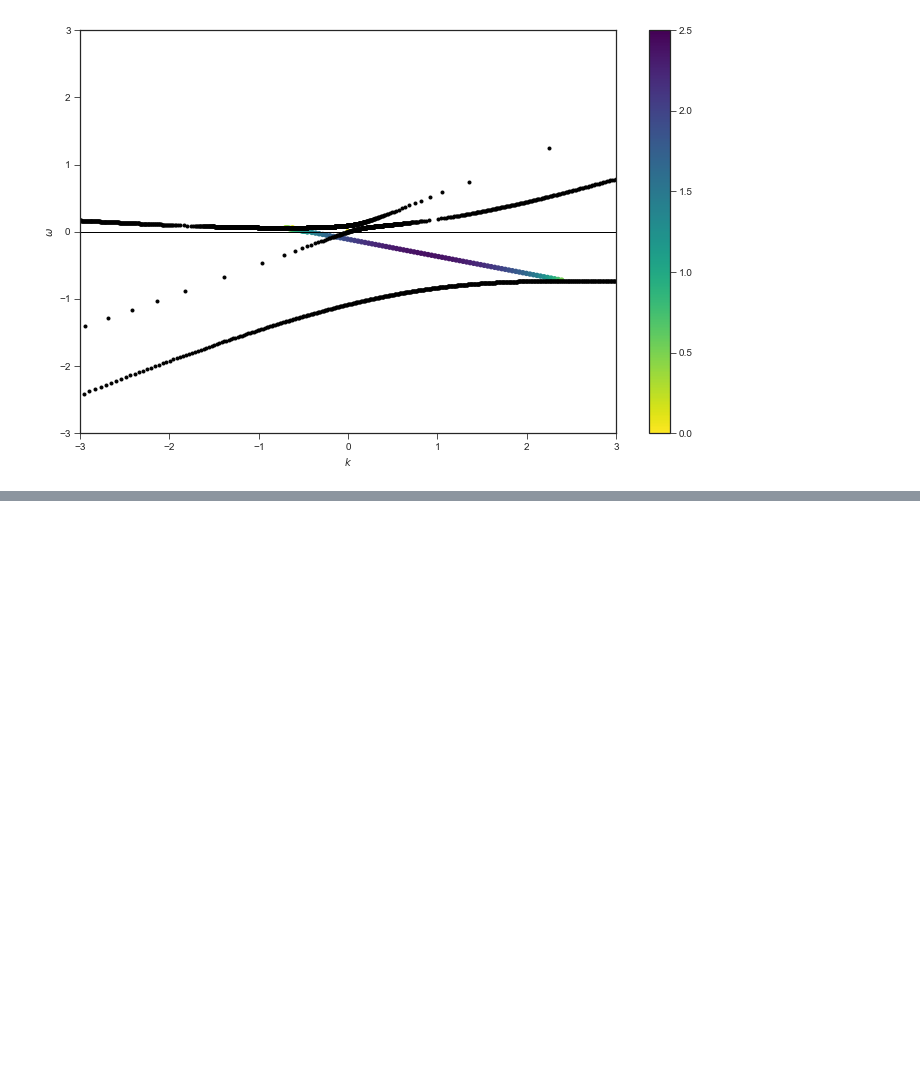
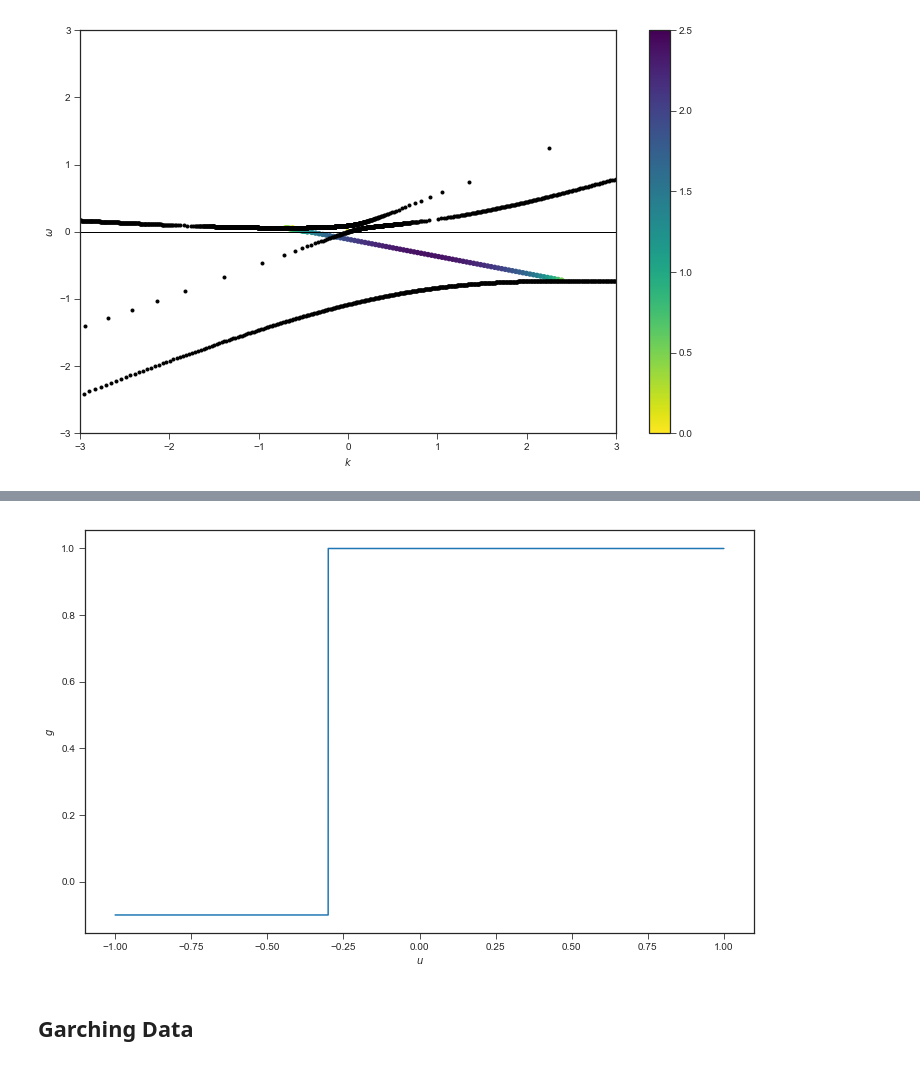
Before and after one commit to emptymalei/dispersion-relation-paper, a Jupyter notebook: program/plots.ipynb, the cells around one changed output, grey strips where cells are left out. Saved outputs shown, nothing was run; the diff lists cells and outputs as text; code cells hidden in the pictures; blank space fills up the shorter version.

```diff
--- a/program/plots.ipynb
+++ b/program/plots.ipynb
@@ -387,0 +436,14 @@ plt.show()
+# %%
+spectBoxC1u = np.linspace(-1, 1, 10000)
+
+spectBoxC1Spectrum, spectBoxC1Spectrumax = plt.subplots()
+plt.plot( spectBoxC1u, np.piecewise(spectBoxC1u, [spectBoxC1u < -0.3, spectBoxC1u >= -0.3], [-0.1, 1]) )
+plt.xlabel('$u$')
+plt.ylabel('$g$')
+# plt.title('Dispersion Relation and Instabilities for WC1')
+plt.savefig('../assets/spectBoxC1Spectrum.pdf',bbox_inches='tight')
+plt.show()
+# %% [output]
+[figure, added]
+# %% [markdown]
+## Garching Data
```
Also changed, not shown: parts of 12 cells of this notebook, 20 other files.
